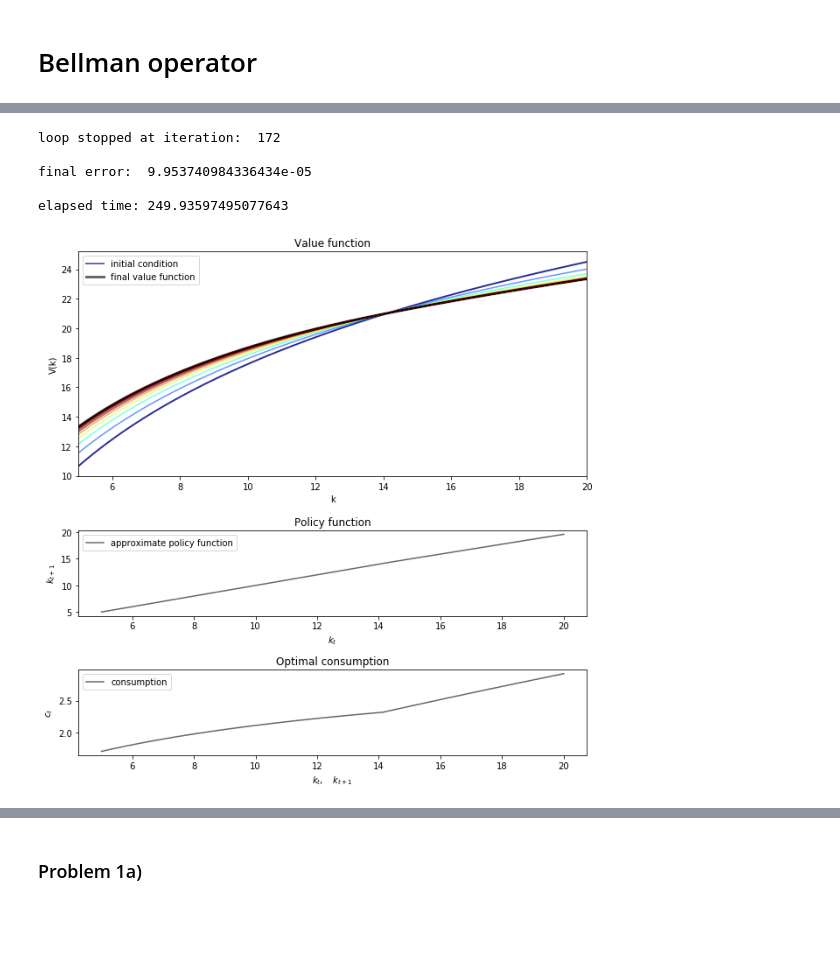
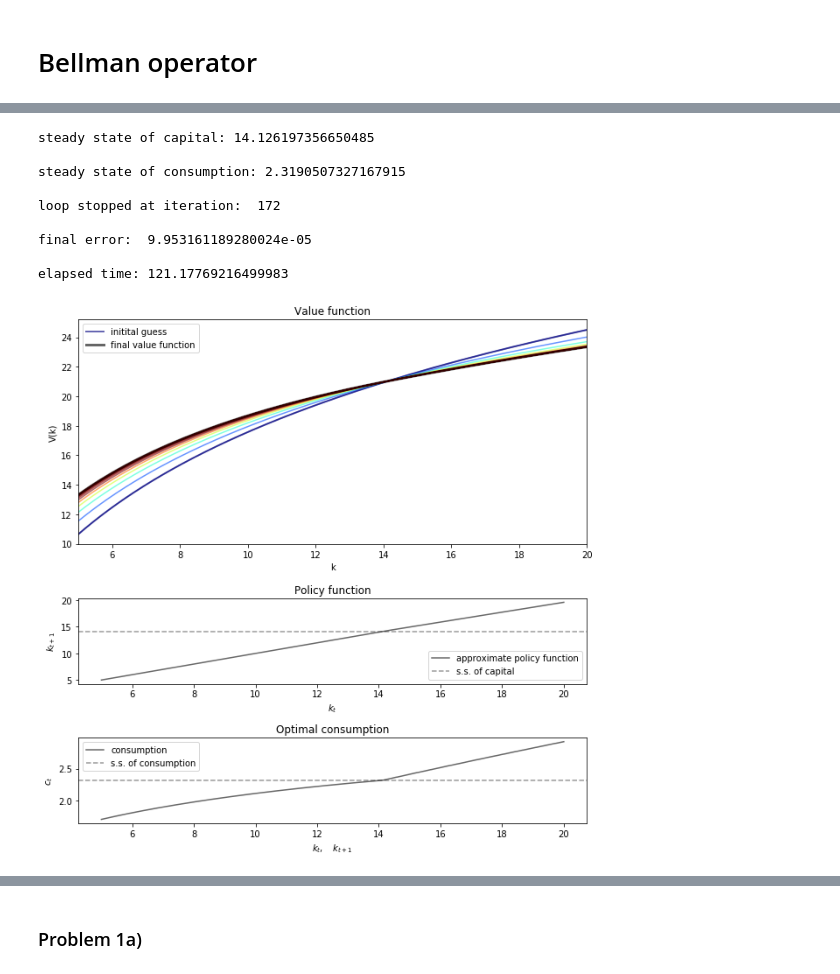
Before and after one commit to RadekDickinson/Macroeconomics_1, a Jupyter notebook: Macro1_PS3_P1_v1.ipynb, the cells around one changed output, grey strips where cells are left out. Cells and saved outputs as stored; diff of their text form; code cells hidden in the pictures; blank space fills up the shorter version.

```diff
--- a/Macro1_PS3_P1_v1.ipynb
+++ b/Macro1_PS3_P1_v1.ipynb
@@ -8,9 +8,11 @@ from timeit import default_timer as timer
 # %%
 class Model:
 
-    def __init__(self, α=0.4, β=0.96, δ=0.04):
+    def __init__(self, α=0.4, β=0.96, δ=0.04, k_range=[5,20], N=1000):
         self.α, self.β, self.δ = α, β, δ
-        self.grid = np.linspace(5, 20, 1000)
+        self.k_range = k_range
+        self.N = N
+        self.grid = np.linspace(k_range[0], k_range[1], N)
         self.η = 1-(δ*α/(1/β+δ-1))
         self.k_ss = (α/(1/β+δ-1))**(1/(1-α))
         self.c_ss = (self.k_ss)**α-δ*self.k_ss
@@ -24,7 +26,7 @@ class Model:
         c=self.budget_constraint(k, k_prime)
         return np.log(c)
 
-    def eta_consumption(self, k):
+    def consumption_hat(self, k):
         η, α = self.η, self.α
         return η*k**α
 
@@ -33,9 +35,6 @@ def bellman_operator(mod, w, Tw=None, compute_policy=False, compute_consumption=
     α, β, δ = mod.α, mod.β, mod.δ
     U = mod.utility_function
     BC = mod.budget_constraint
-
-    # linear approximation of w
-    w_func = lambda x: np.interp(x, grid, w)
 
     if Tw is None:
         Tw = np.empty_like(w)
@@ -47,9 +46,10 @@ def bellman_operator(mod, w, Tw=None, compute_policy=False, compute_consumption=
 
     for i, k in enumerate(grid):
         def objective(k_prime):
-            return -U(k, k_prime)-β*np.mean(w_func(k_prime))
+            # interpolation - looking for optimal k_prime on the current
+            return -U(k, k_prime)-β*np.interp(x=k_prime, xp=grid, fp=w)
 
-        k_star = fminbound(objective, 5, k)
+        k_star = fminbound(objective, mod.k_range[0]-1e-5, k+1e-5)
         c_star = BC(k, k_star)
 
         if compute_policy:
@@ -91,11 +132,12 @@ steady state of consumption: 2.3190507327167915
 # %%
 mod = Model()
 grid=mod.grid
+β=mod.β
 
-w=0
-for n in range(0,500):
-    w0 = np.log(mod.eta_consumption(mod.grid))
-    w+=w0*β**n
+print('steady state of capital: {0}\n'.format(mod.k_ss))
+print('steady state of consumption: {0}\n'.format(mod.c_ss))
+
+w=np.log(mod.consumption_hat(mod.grid))/(1-β)
 
 max_iter = 250
 
@@ -106,50 +148,56 @@ ax2=plt.subplot2grid(size, (2,0))
 ax3=plt.subplot2grid(size, (3,0))
 ax.set_xlim(np.min(grid), np.max(grid))
 
-# VALUE FUNCTION
-lb = 'initial condition'
-ax.plot(grid, w, color=plt.cm.jet(0), lw=2, alpha=0.6, label=lb)
+ax.plot(grid, w, color=plt.cm.jet(0), lw=2, alpha=0.6, label='initital guess')
 
+# PLOT VALUE FUNCTION
 tol=0.0001
 j=0
 error=1
 start = timer()
 while j<max_iter and error>tol:
     w_new = bellman_operator(mod, w)
-    error = np.max(np.abs(w_new-w))
+
     if j%10==0:
         ax.plot(grid, w, color=plt.cm.jet(j/50), alpha=0.6)
 
     error = np.max(np.abs(w_new-w))
     w[:] = w_new
     j+=1
 
 print('loop stopped at iteration: ', j)
 print('\nfinal error: ', error)
 
-w, σ, cons = bellman_operator(mod, w, compute_policy=True, compute_consumption=True)
+w_final_b, k_policy_b, c_optimal_b = bellman_operator(mod, w, compute_policy=True, compute_consumption=True)
 
-ax.plot(grid, w, color='k', lw=3, alpha=0.6, label='final value function')
+# PLOT VALUE FUNCTION
+ax.plot(grid, w_final_b, color='k', lw=3, alpha=0.6, label='final value function')
 ax.set(xlabel='k', ylabel='V(k)', title='Value function')
 ax.legend()
 
-# POLICY FUNCTION
-ax2.plot(grid, σ, 'k-', alpha=0.6, label='approximate policy function')
+# PLOT POLICY FUNCTIONS
+ax2.plot(grid, k_policy_b, 'k-', alpha=0.6, label='approximate policy function')
+ax2.axhline(mod.k_ss, alpha=0.4, ls='dashed', c='k', label='s.s. of capital')
 ax2.set(xlabel='$k_t$', ylabel='$k_{t+1}$', title='Policy function')
 ax2.legend()
 
-ax3.plot(grid, cons, 'k-', alpha=0.6, label='consumption')
+ax3.plot(grid, c_optimal_b, 'k-', alpha=0.6, label='consumption')
+ax3.axhline(mod.c_ss, alpha=0.4, ls='dashed',c='k', label='s.s. of consumption')
 ax3.set(xlabel='$k_t, \quad k_{t+1}$', ylabel='$c_t$', title='Optimal consumption')
 ax3.legend()
 
 end = timer()
 print('\nelapsed time: {}'.format(end-start))
 plt.tight_layout()
 plt.show()
 # %% [output]
+steady state of capital: 14.126197356650485
+
+steady state of consumption: 2.3190507327167915
+
 loop stopped at iteration:  172
 
-final error:  9.953740984336434e-05
+final error:  9.953161189280024e-05
 
-elapsed time: 249.93597495077643
+elapsed time: 121.17769216499983
-[figure, old version]
+[figure, new version]
```
Also changed, not shown: parts of 7 cells of this notebook.
